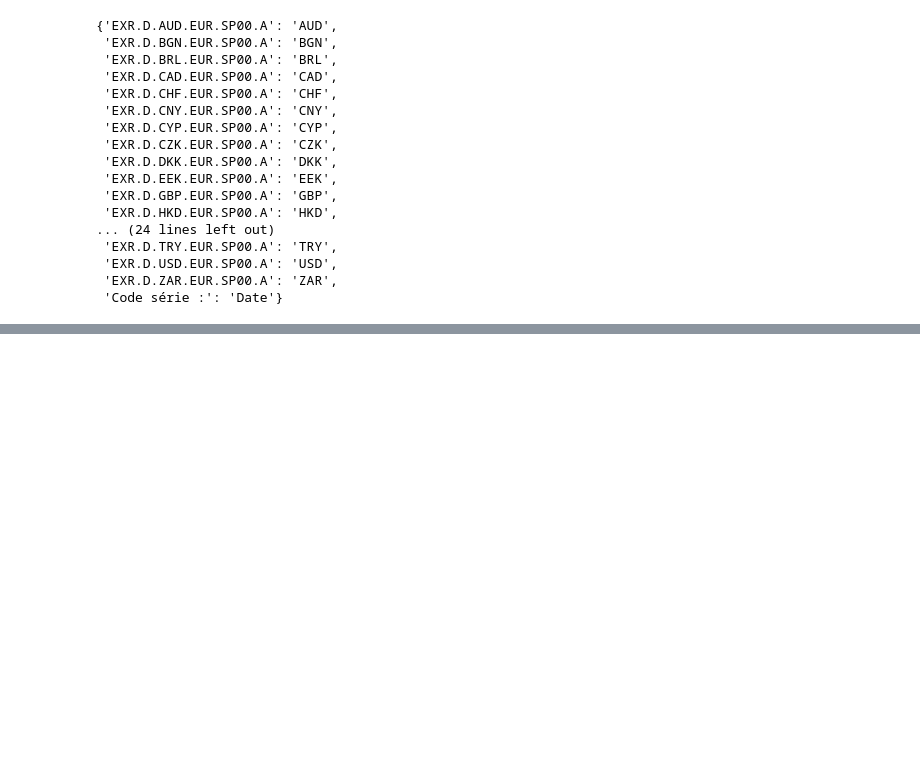
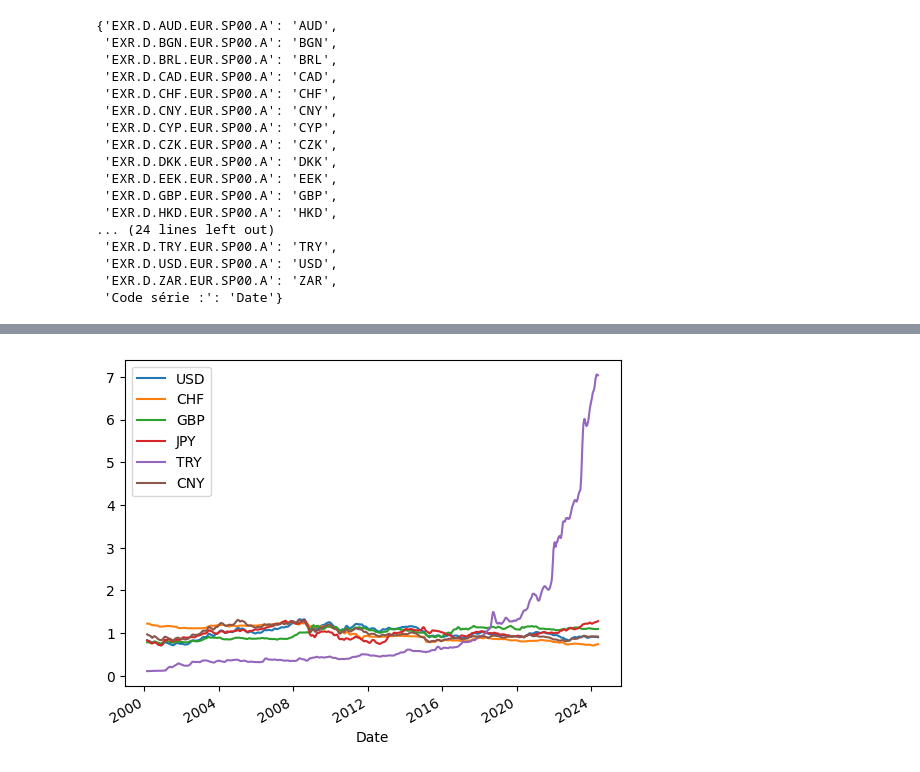
Before and after one commit to fran6w/TIDE, a Jupyter notebook: 03_TIDE_session.ipynb, the cells around one changed output, grey strips where cells are left out. Saved outputs shown, nothing was run; the diff lists cells and outputs as text; code cells hidden in the pictures; blank space fills up the shorter version.

```diff
--- a/03_TIDE_session.ipynb
+++ b/03_TIDE_session.ipynb
@@ -143,0 +224,4 @@ dico_cols
+# %%
+(df.dropna()/df.mean()).rolling(30).mean().plot();
+# %% [output]
+[figure, added]
```
Also changed, not shown: parts of 20 cells of this notebook.
